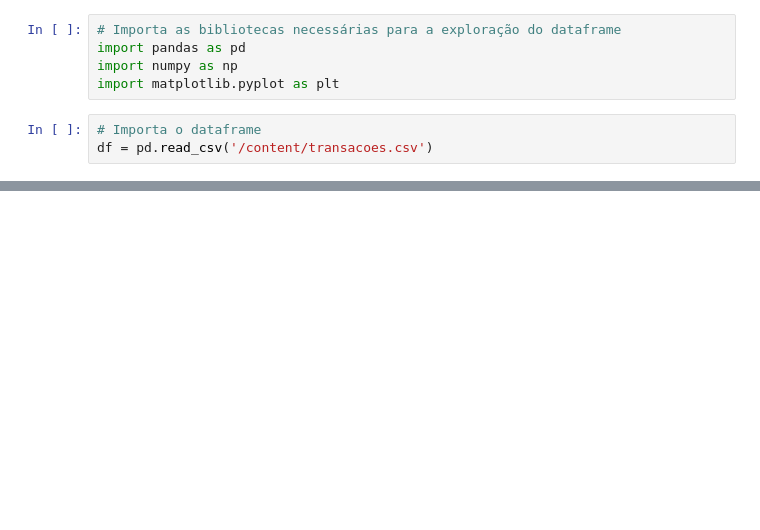
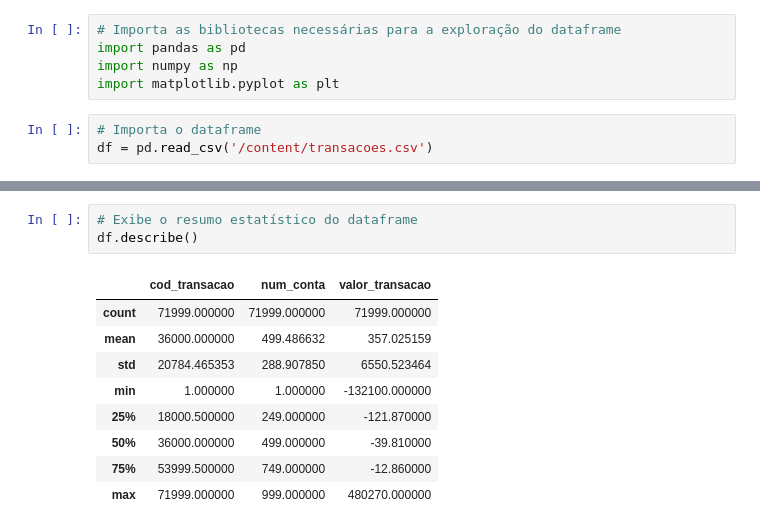
Before and after one commit to valdenio458/analista-de-dados-desafio-Indicium, a Jupyter notebook: transacoes.ipynb, the cells around one changed output, grey strips where cells are left out. Saved outputs shown, nothing was run; the diff lists cells and outputs as text; blank space fills up the shorter version.

```diff
--- a/transacoes.ipynb
+++ b/transacoes.ipynb
@@ -24,3 +41,16 @@ df.head(2)
+# %%
+# Exibe o resumo estatístico do dataframe
+df.describe()
+# %% [output]
+|  | cod_transacao | num_conta | valor_transacao |
+| count | 71999.000000 | 71999.000000 | 71999.000000 |
+| mean | 36000.000000 | 499.486632 | 357.025159 |
+| std | 20784.465353 | 288.907850 | 6550.523464 |
+| min | 1.000000 | 1.000000 | -132100.000000 |
+| 25% | 18000.500000 | 249.000000 | -121.870000 |
+| 50% | 36000.000000 | 499.000000 | -39.810000 |
+| 75% | 53999.500000 | 749.000000 | -12.860000 |
+| max | 71999.000000 | 999.000000 | 480270.000000 |
 # %%
 # Obtém informações sobre o dataframe
 df.info()
```
Also changed, not shown: parts of 9 cells of this notebook.
